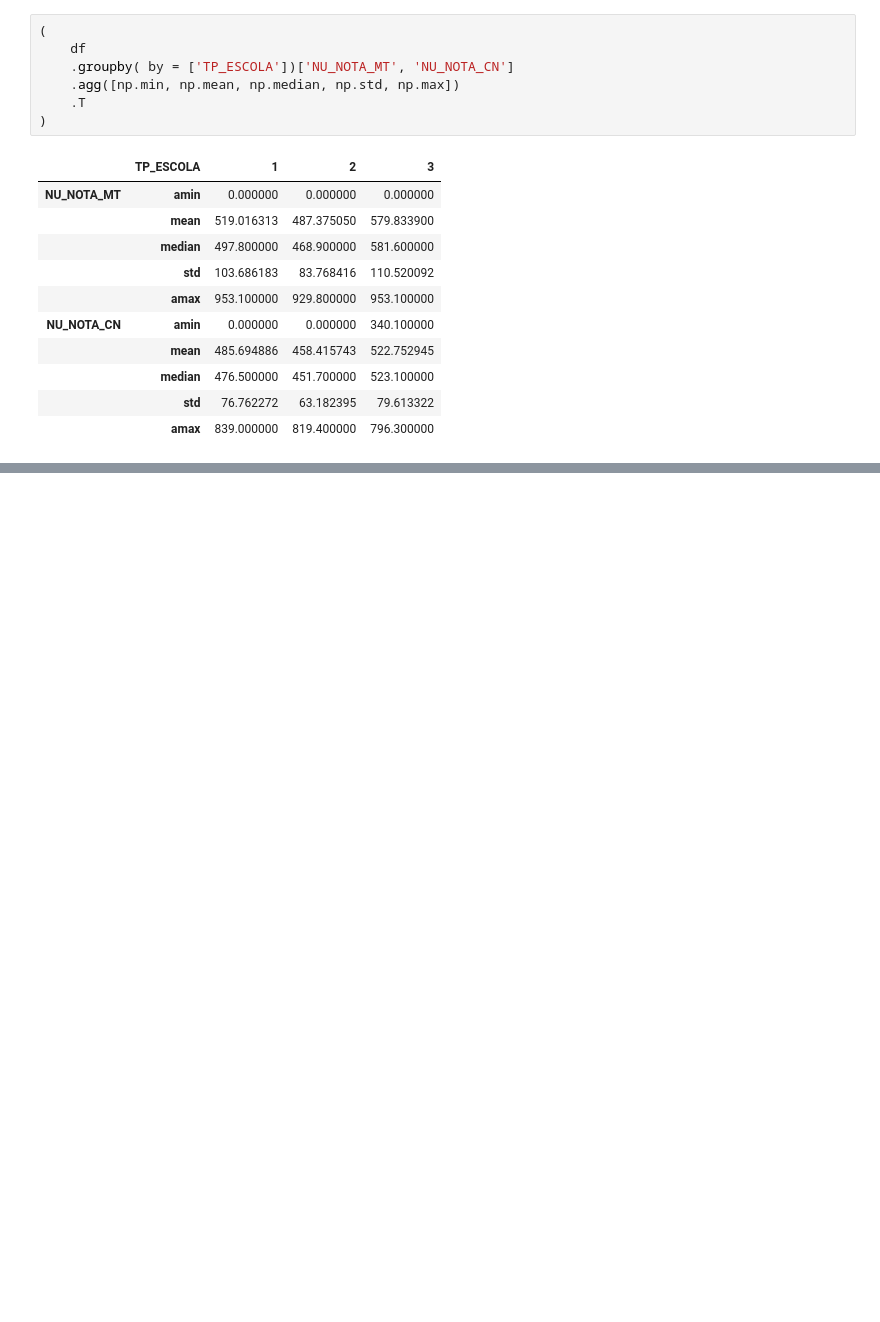
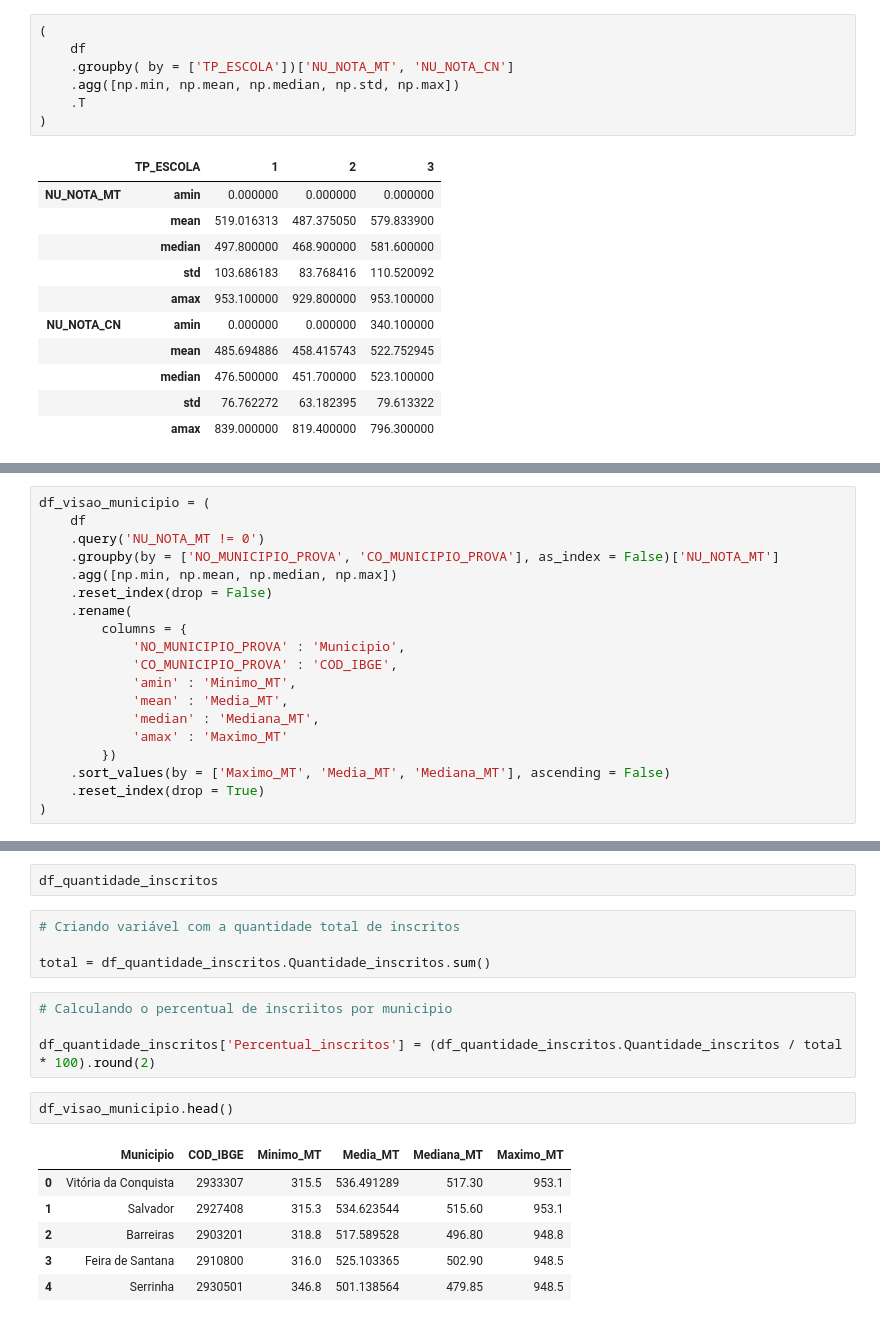
Before and after one commit to JevertonFlores/DA_python_dados_enem, a Jupyter notebook: Data_Analytics_Data_Viking.ipynb, the cells around one changed output, grey strips where cells are left out. Cells and saved outputs as stored; diff of their text form; blank space fills up the shorter version.

```diff
--- a/Data_Analytics_Data_Viking.ipynb
+++ b/Data_Analytics_Data_Viking.ipynb
@@ -1229,0 +1266,19 @@ Name: NU_NOTA_MT, dtype: float64
+# %%
+df_visao_municipio = (
+    df
+    .query('NU_NOTA_MT != 0')
+    .groupby(by = ['NO_MUNICIPIO_PROVA', 'CO_MUNICIPIO_PROVA'], as_index = False)['NU_NOTA_MT']
+    .agg([np.min, np.mean, np.median, np.max])
+    .reset_index(drop = False)
+    .rename(
+        columns = {
+            'NO_MUNICIPIO_PROVA' : 'Municipio',
+            'CO_MUNICIPIO_PROVA' : 'COD_IBGE',
+            'amin' : 'Minimo_MT',
+            'mean' : 'Media_MT',
+            'median' : 'Mediana_MT',
+            'amax' : 'Maximo_MT'
+        })
+    .sort_values(by = ['Maximo_MT', 'Media_MT', 'Mediana_MT'], ascending = False)
+    .reset_index(drop = True)
+)
@@ -1229,0 +1301,19 @@ Name: NU_NOTA_MT, dtype: float64
+# %%
+df_quantidade_inscritos
+# %%
+# Criando variável com a quantidade total de inscritos
+
+total = df_quantidade_inscritos.Quantidade_inscritos.sum()
+# %%
+# Calculando o percentual de inscriitos por municipio
+
+df_quantidade_inscritos['Percentual_inscritos'] = (df_quantidade_inscritos.Quantidade_inscritos / total * 100).round(2)
+# %%
+df_visao_municipio.head()
+# %% [output]
+|  | Municipio | COD_IBGE | Minimo_MT | Media_MT | Mediana_MT | Maximo_MT |
+| 0 | Vitória da Conquista | 2933307 | 315.5 | 536.491289 | 517.30 | 953.1 |
+| 1 | Salvador | 2927408 | 315.3 | 534.623544 | 515.60 | 953.1 |
+| 2 | Barreiras | 2903201 | 318.8 | 517.589528 | 496.80 | 948.8 |
+| 3 | Feira de Santana | 2910800 | 316.0 | 525.103365 | 502.90 | 948.5 |
+| 4 | Serrinha | 2930501 | 346.8 | 501.138564 | 479.85 | 948.5 |
```
Also changed, not shown: parts of 7 cells of this notebook.
